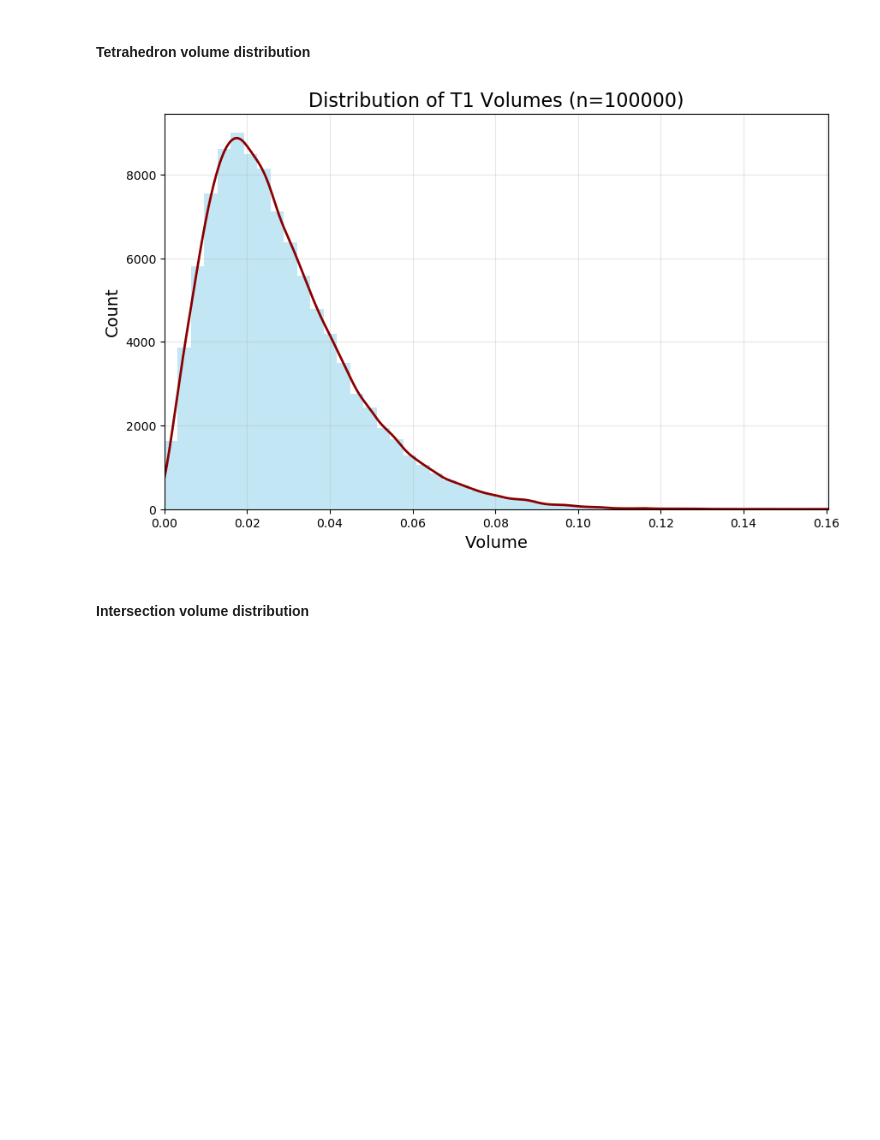
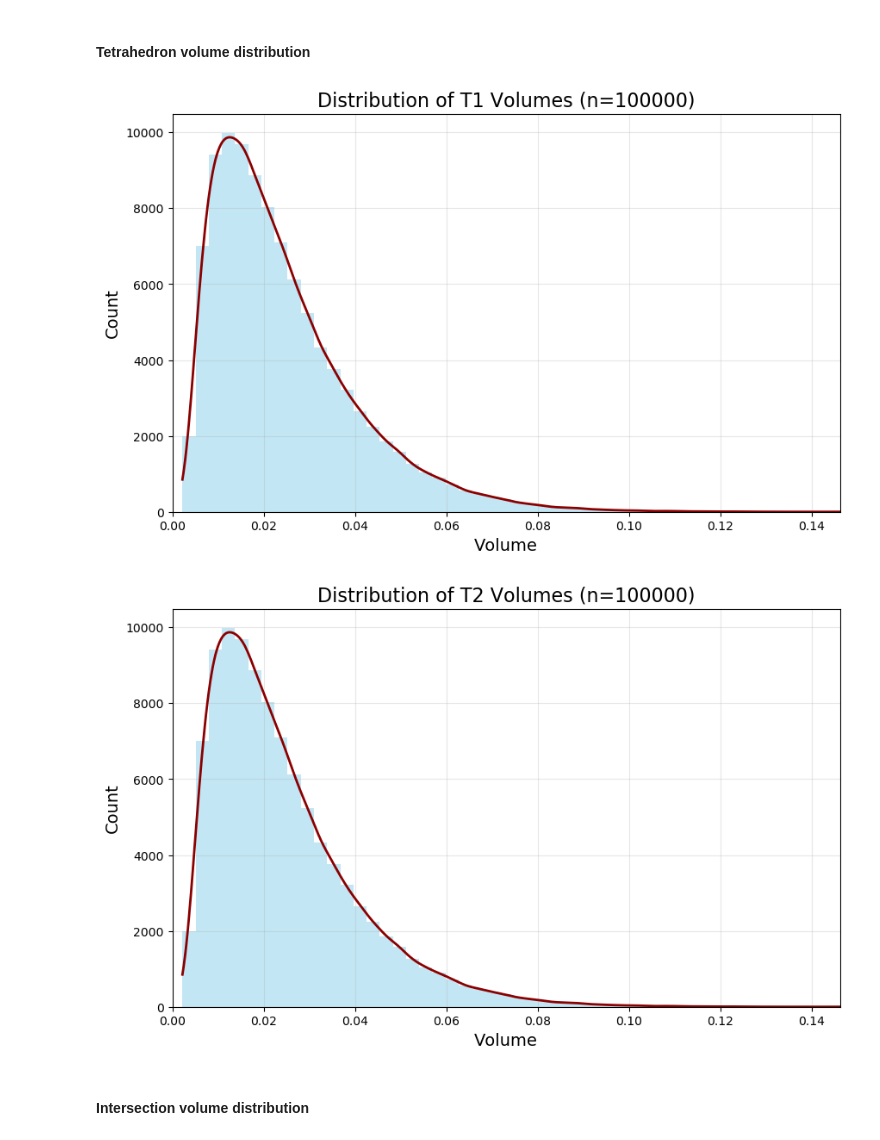
Before and after one commit to ErendiroPedro/tetrahedron_pair_ML, a Jupyter notebook: notebooks/data_analysis.ipynb, the cells around one changed output. Saved outputs shown, nothing was run; the diff lists cells and outputs as text; code cells hidden in the pictures; blank space fills up the shorter version.

```diff
--- a/notebooks/data_analysis.ipynb
+++ b/notebooks/data_analysis.ipynb
@@ -142,45 +193,50 @@ plt.show()
 # %%
-import numpy as np
-import matplotlib.pyplot as plt
-from scipy.stats import gaussian_kde
 
-def extract_t1_vertices(row):
-    return torch.tensor([
-        [row['T1_v1_x'], row['T1_v1_y'], row['T1_v1_z']],
-        [row['T1_v2_x'], row['T1_v2_y'], row['T1_v2_z']],
-        [row['T1_v3_x'], row['T1_v3_y'], row['T1_v3_z']],
-        [row['T1_v4_x'], row['T1_v4_y'], row['T1_v4_z']]
-    ])
+### T2 ###
 
-t1_volumes = []
-for _, row in tetrahedron_dataset.iterrows():
-    t1_vertices = extract_t1_vertices(row)
-    volume = gu.calculate_tetrahedron_volume(t1_vertices)
-    t1_volumes.append(volume.item())
-
-# Convert to numpy array and ensure 1D structure
-volumes = np.array(t1_volumes).ravel()
-
-# Create plot using matplotlib directly
+volumes_t1 = np.array(t1_volumes).ravel()
 plt.figure(figsize=(10, 6))
 
 # Histogram
-counts, bins, _ = plt.hist(volumes, bins=50, color='skyblue', alpha=0.5)
+counts, bins, _ = plt.hist(volumes_t1, bins=50, color='skyblue', alpha=0.5)
 
-# KDE using scipy
-kde = gaussian_kde(volumes)
-x = np.linspace(volumes.min(), volumes.max(), 500)
-plt.plot(x, kde(x)*len(volumes)*(bins[1]-bins[0]), color='darkred', lw=2)
+# KDE
+kde = gaussian_kde(volumes_t1)
+x = np.linspace(volumes_t1.min(), volumes_t1.max(), 500)
+plt.plot(x, kde(x)*len(volumes_t1)*(bins[1]-bins[0]), color='darkred', lw=2)
 
 # Formatting
-plt.title(f'Distribution of T1 Volumes (n={len(volumes)})', fontsize=16)
+plt.title(f'Distribution of T1 Volumes (n={len(volumes_t1)})', fontsize=16)
 plt.xlabel('Volume', fontsize=14)
 plt.ylabel('Count', fontsize=14)
-plt.xlim(0, volumes.max())
+plt.xlim(0, volumes_t1.max())
 plt.grid(True, alpha=0.3)
 plt.show()
+
+
+### T2 ###
+
+volumes_t2 = np.array(t1_volumes).ravel()
+plt.figure(figsize=(10, 6))
+
+# Histogram
+counts, bins, _ = plt.hist(volumes_t2, bins=50, color='skyblue', alpha=0.5)
+
+# KDE
+kde = gaussian_kde(volumes_t2)
+x = np.linspace(volumes_t2.min(), volumes_t2.max(), 500)
+plt.plot(x, kde(x)*len(volumes_t2)*(bins[1]-bins[0]), color='darkred', lw=2)
+
+# Formatting
+plt.title(f'Distribution of T2 Volumes (n={len(volumes_t2)})', fontsize=16)
+plt.xlabel('Volume', fontsize=14)
+plt.ylabel('Count', fontsize=14)
+plt.xlim(0, volumes_t2.max())
+plt.grid(True, alpha=0.3)
+plt.show()
 # %% [output]
-[figure, old version]
+[figure, new version]
+[figure, added]
 # %% [markdown]
 #### Intersection volume distribution
 # %%
```
Also changed, not shown: parts of 5 cells of this notebook, 3 other files.
